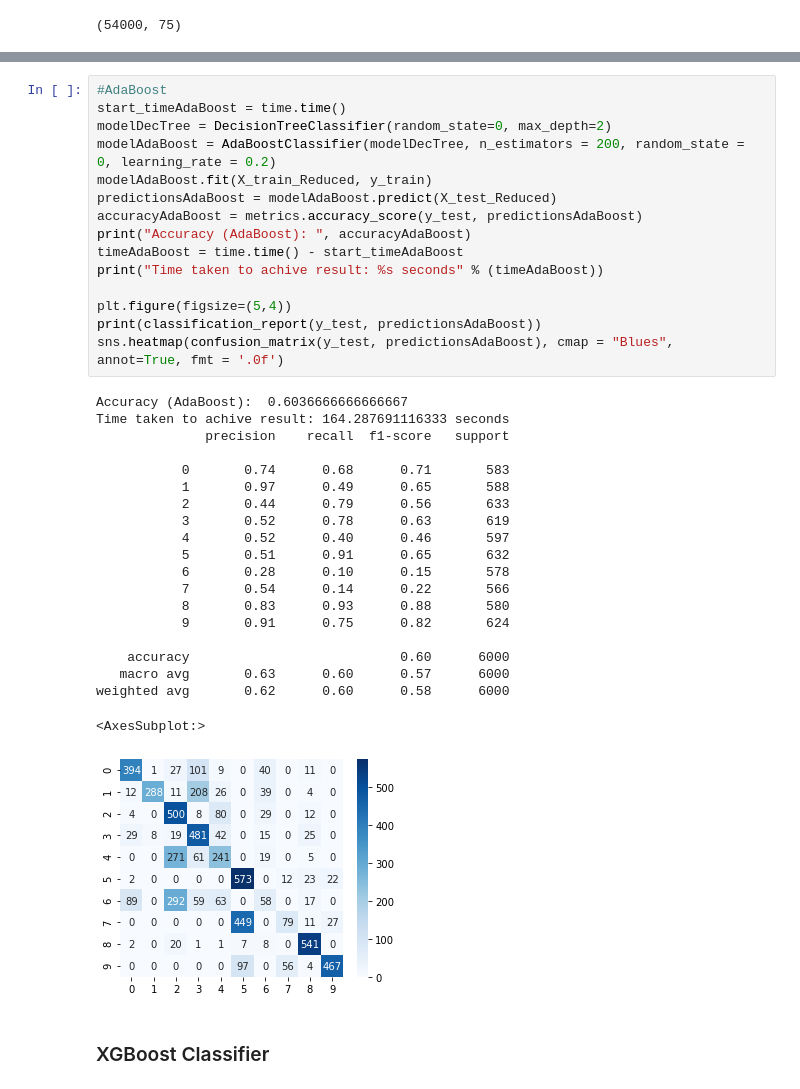
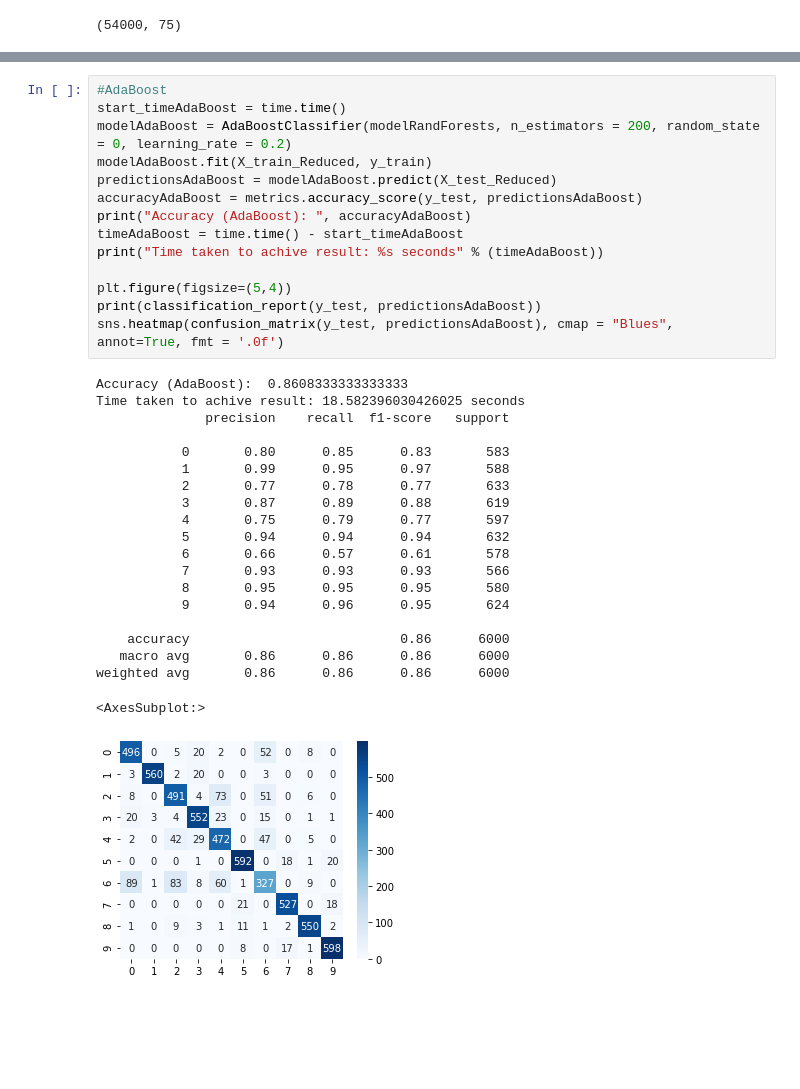
Before and after one commit to appeldaniel1998/Data-Visualization-Final-Project, a Jupyter notebook: Fashion MNIST.ipynb, the cells around one changed output, grey strips where cells are left out. Saved outputs shown, nothing was run; the diff lists cells and outputs as text; blank space fills up the shorter version.

```diff
--- a/Fashion MNIST.ipynb
+++ b/Fashion MNIST.ipynb
@@ -352,38 +390,35 @@ The learning rate hyperparameter set to 0.2 (defaults at 1) after several tests
 # %%
 #AdaBoost
 start_timeAdaBoost = time.time()
-modelDecTree = DecisionTreeClassifier(random_state=0, max_depth=2)
-modelAdaBoost = AdaBoostClassifier(modelDecTree, n_estimators = 200, random_state = 0, learning_rate = 0.2)
+modelAdaBoost = AdaBoostClassifier(modelRandForests, n_estimators = 200, random_state = 0, learning_rate = 0.2)
 modelAdaBoost.fit(X_train_Reduced, y_train)
 predictionsAdaBoost = modelAdaBoost.predict(X_test_Reduced)
 accuracyAdaBoost = metrics.accuracy_score(y_test, predictionsAdaBoost)
 print("Accuracy (AdaBoost): ", accuracyAdaBoost)
 timeAdaBoost = time.time() - start_timeAdaBoost
 print("Time taken to achive result: %s seconds" % (timeAdaBoost))
 
 plt.figure(figsize=(5,4))
 print(classification_report(y_test, predictionsAdaBoost))
 sns.heatmap(confusion_matrix(y_test, predictionsAdaBoost), cmap = "Blues", annot=True, fmt = '.0f')
 # %% [output]
-Accuracy (AdaBoost):  0.6036666666666667
-Time taken to achive result: 164.287691116333 seconds
+Accuracy (AdaBoost):  0.8608333333333333
+Time taken to achive result: 18.582396030426025 seconds
               precision    recall  f1-score   support
 
-           0       0.74      0.68      0.71       583
-           1       0.97      0.49      0.65       588
-           2       0.44      0.79      0.56       633
-           3       0.52      0.78      0.63       619
-           4       0.52      0.40      0.46       597
-           5       0.51      0.91      0.65       632
-           6       0.28      0.10      0.15       578
-           7       0.54      0.14      0.22       566
-           8       0.83      0.93      0.88       580
-           9       0.91      0.75      0.82       624
+           0       0.80      0.85      0.83       583
+           1       0.99      0.95      0.97       588
+           2       0.77      0.78      0.77       633
+           3       0.87      0.89      0.88       619
+           4       0.75      0.79      0.77       597
+           5       0.94      0.94      0.94       632
+           6       0.66      0.57      0.61       578
+           7       0.93      0.93      0.93       566
+           8       0.95      0.95      0.95       580
+           9       0.94      0.96      0.95       624
 
-    accuracy                           0.60      6000
-   macro avg       0.63      0.60      0.57      6000
-weighted avg       0.62      0.60      0.58      6000
+    accuracy                           0.86      6000
+   macro avg       0.86      0.86      0.86      6000
+weighted avg       0.86      0.86      0.86      6000
 <AxesSubplot:>
-[figure, old version]
+[figure, new version]
-# %% [markdown]
-### XGBoost Classifier
```
Also changed, not shown: parts of 81 cells of this notebook.
